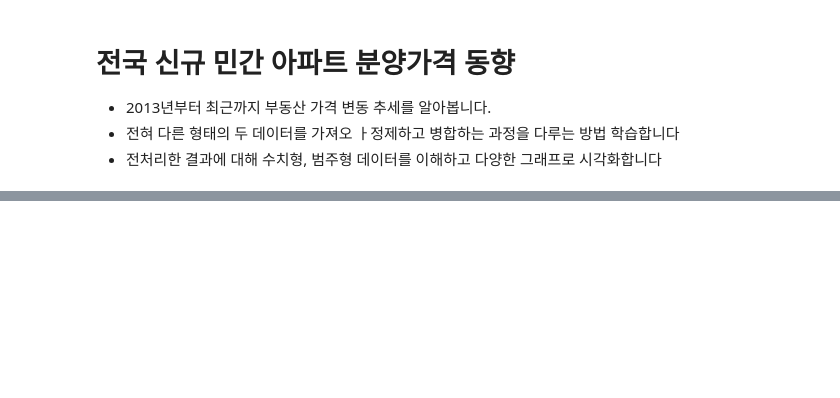
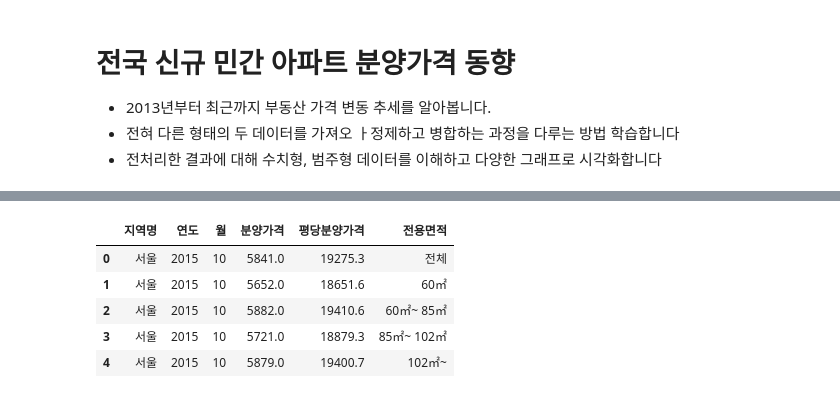
Before and after one commit to Junohera/PythonBasic2021, a Jupyter notebook: 02_DataAnalysis/16_Condominium.ipynb, the cells around one changed output, grey strips where cells are left out. Drawn from its saved outputs; the diff is of its cells as text; code cells hidden in the pictures; blank space fills up the shorter version.

```diff
--- a/02_DataAnalysis/16_Condominium.ipynb
+++ b/02_DataAnalysis/16_Condominium.ipynb
@@ -5,0 +56,3 @@
+# %%
+df_last['평당분양가격'] = df_last['분양가격'] * 3.3 # 평당분양가격 컬럼 추가 (평당분양가격 = 분양가격 * 3.3)
+df_last.head()
@@ -5,0 +67,6 @@
+# %%
+df_last['전용면적'] = df_last['규모구분'].str.replace('전용면적', "") # "전용면적" -> ""
+df_last['전용면적'] = df_last['전용면적'].str.replace('초과', "~") # "초과" -> "~"
+df_last['전용면적'] = df_last['전용면적'].str.replace('이하', "") # "이하" -> ""
+df_last['전용면적'] = df_last['전용면적'].str.replace('" "', "") # " " -> ""
+df_last['전용면적']
@@ -5,0 +75,3 @@
+# %%
+df_last = df_last.drop(['규모구분', '분양가격(㎡)'], axis=1)
+df_last.head()
@@ -5,0 +221,9 @@
+# %%
+df_last.head() # df_first와 형식이 다름. first데이터를 last형식에 맞추는 작업 진행
+# %% [output]
+|  | 지역명 | 연도 | 월 | 분양가격 | 평당분양가격 | 전용면적 |
+| 0 | 서울 | 2015 | 10 | 5841.0 | 19275.3 | 전체 |
+| 1 | 서울 | 2015 | 10 | 5652.0 | 18651.6 | 60㎡ |
+| 2 | 서울 | 2015 | 10 | 5882.0 | 19410.6 | 60㎡~ 85㎡ |
+| 3 | 서울 | 2015 | 10 | 5721.0 | 18879.3 | 85㎡~ 102㎡ |
+| 4 | 서울 | 2015 | 10 | 5879.0 | 19400.7 | 102㎡~ |
```
Also changed, not shown: parts of 86 cells of this notebook, 1 other file.
